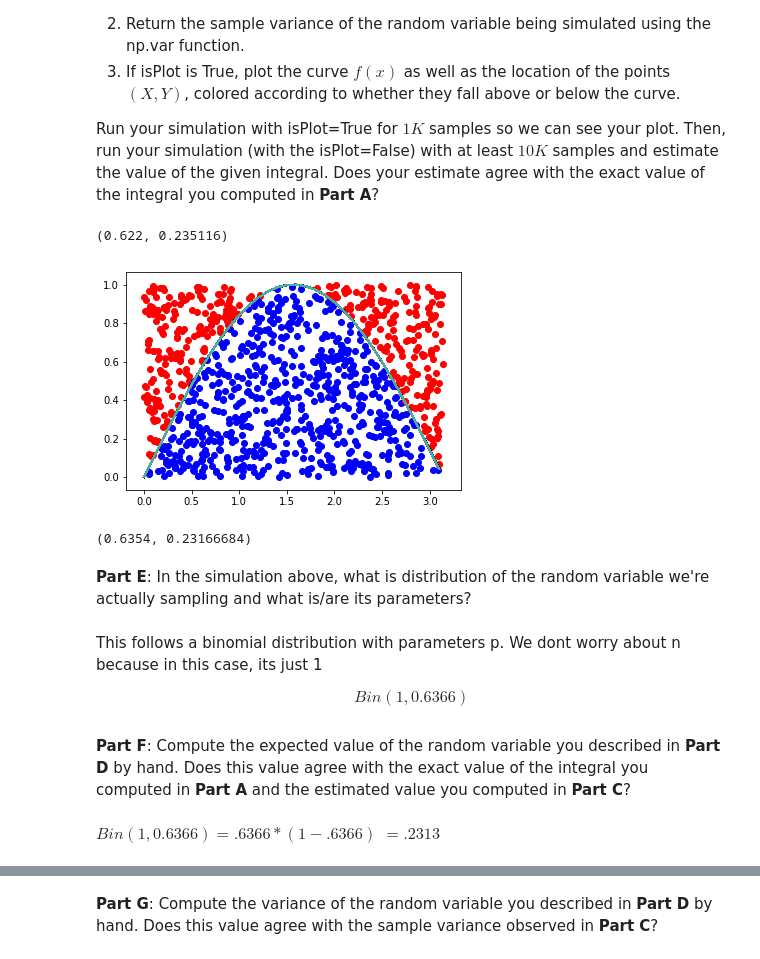
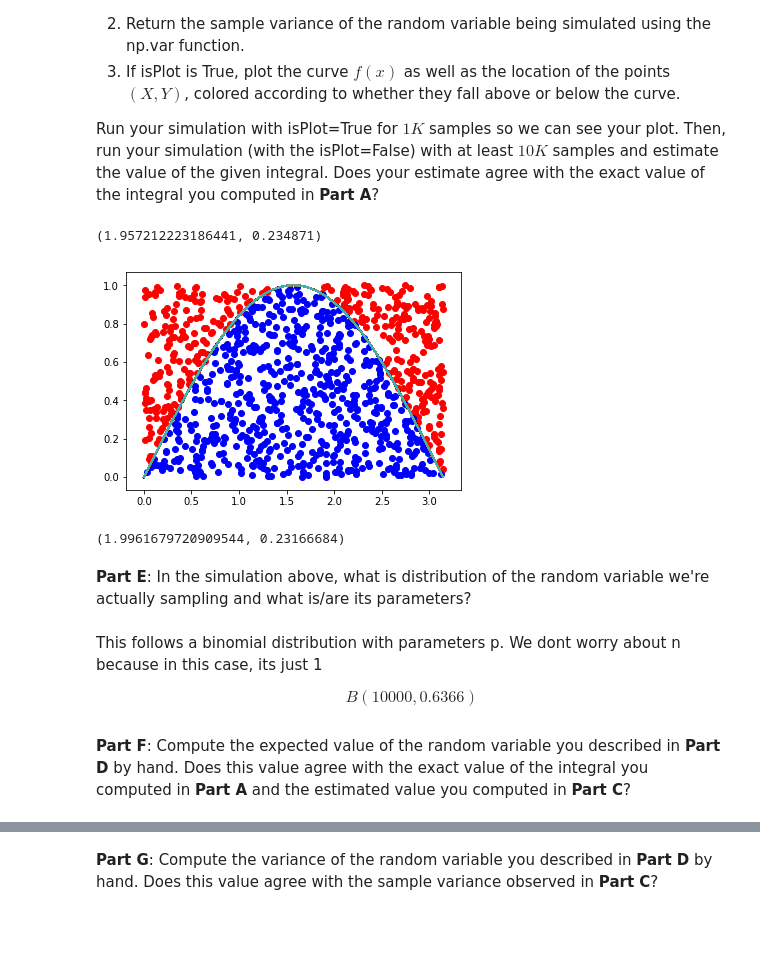
Before and after one commit to Matt-Sredojevic/csci3022, a Jupyter notebook: homework/homework4/hmwk04_Lastname_Firstname.ipynb, the cells around one changed output, grey strips where cells are left out. Cells and saved outputs as stored; diff of their text form; code cells hidden in the pictures; blank space fills up the shorter version.

```diff
--- a/homework/homework4/hmwk04_Lastname_Firstname.ipynb
+++ b/homework/homework4/hmwk04_Lastname_Firstname.ipynb
@@ -49,47 +50,44 @@ Run your simulation with isPlot=True for $1K$ samples so we can see your plot. T
 # %%
 def integrate(num_samples=int(1e2), isPlot=False):
     # TO DO
     estimate = 0
     sample_var = 0
     arr = []
     underCount = 0
-    x = np.arange(0,np.pi,0.1)
+    x = np.arange(0,np.pi,0.01)
     y = np.sin(x)
 
     for i in range(0,num_samples):
         a = np.random.uniform(0, np.pi)
         b = np.random.sample(1)
         arr.append([a,b])
-        if b < np.sin(a):
+        if b <= np.sin(a):
             if isPlot == True:
                 plt.scatter(a,b, color='blue')
             underCount +=1
         else:
             if isPlot == True:
                 plt.scatter(a,b, color='red')
         if isPlot == True:
             plt.plot(x,y)
 
     estimate = underCount/num_samples
     sample_var = estimate*(1-estimate)
 
-    return estimate, sample_var
+    return estimate*np.pi, sample_var
 integrate(num_samples=int(1e3),isPlot=True)
 # %% [output]
-(0.622, 0.235116)
+(1.957212223186441, 0.234871)
-[figure, old version]
+[figure, new version]
 # %%
 integrate(num_samples=int(1e4))
 # %% [output]
-(0.6354, 0.23166684)
+(1.9961679720909544, 0.23166684)
 # %% [markdown]
 **Part E**: In the simulation above, what is distribution of the random variable we're actually sampling and what is/are its parameters?
 # %% [markdown]
 This follows a binomial distribution with parameters p. We dont worry about n because in this case, its just 1
 
-$$Bin(1,0.6366)$$
+$$B(10000,0.6366)$$
 # %% [markdown]
 **Part F**: Compute the expected value of the random variable you described in **Part D** by hand.  Does this value agree with the exact value of the integral you computed in **Part A** and the estimated value you computed in **Part C**?
-# %% [markdown]
-$Bin(1, 0.6366) = .6366*(1-.6366)$
-$ = .2313$
```
Also changed, not shown: parts of 25 cells of this notebook.
